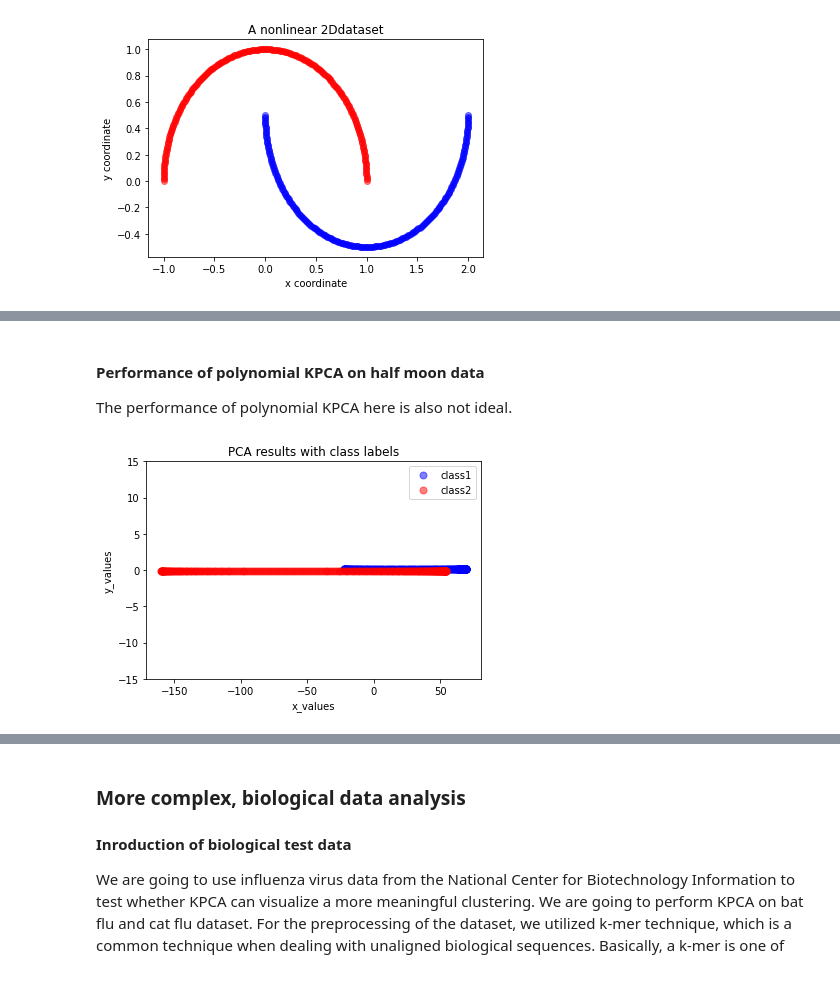
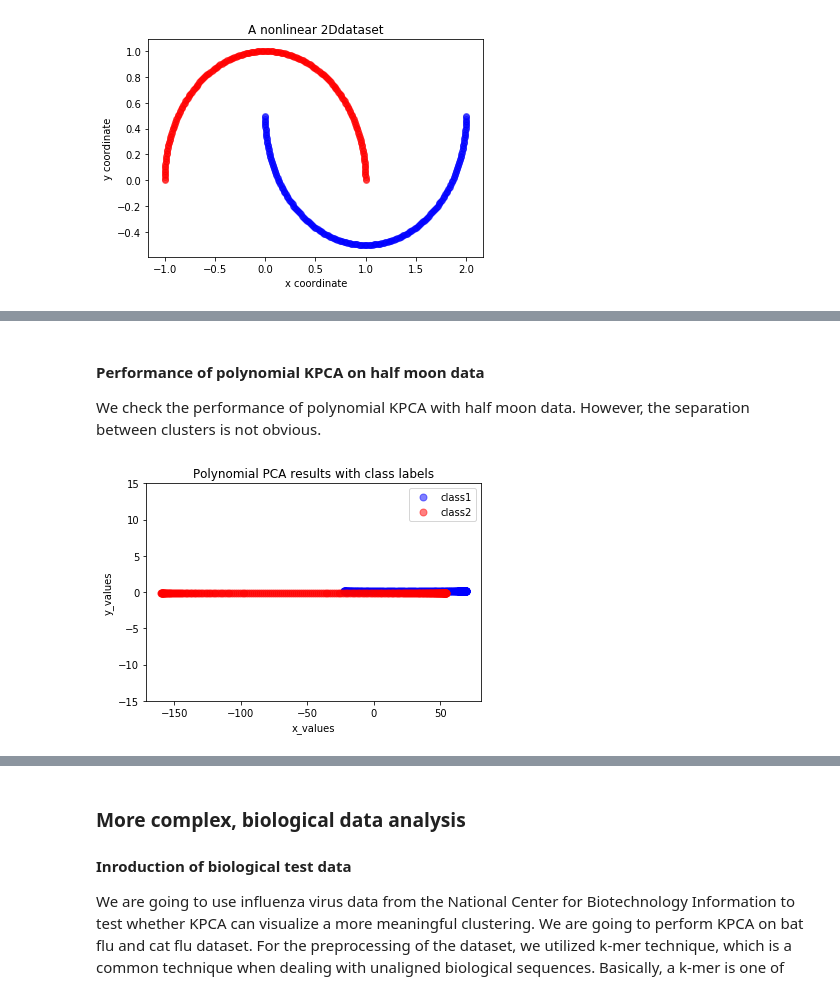
Before and after one commit to Yangliule/535-final-project, a Jupyter notebook: 535_Final_Project_combined.ipynb, the cells around one changed output, grey strips where cells are left out. Cells and saved outputs as stored; diff of their text form; code cells hidden in the pictures.

```diff
--- a/535_Final_Project_combined.ipynb
+++ b/535_Final_Project_combined.ipynb
@@ -428,21 +433,21 @@ plt.show()
 # %% [markdown]
 #### Performance of polynomial KPCA on half moon data
 
-The performance of polynomial KPCA here is also not ideal.
+We check the performance of polynomial KPCA with half moon data. However, the separation between clusters is not obvious.
 # %%
 poly_transformed = poly_kernel(X, 2)
 poly_KPCA_result = svd_pca(poly_transformed, n_components = 2)
 poly_KPCA_result = poly_KPCA_result.transpose()
 plt.ylim([-15,15])
 plt.plot(poly_KPCA_result[y==0, 0],np.zeros((250,1))+0.1 ,'o', markersize=7, color='blue', alpha=0.5, label='class1')
 plt.plot(poly_KPCA_result[y==1, 0],np.zeros((250,1))-0.1,'o', markersize=7, color='red', alpha=0.5, label='class2')
 plt.xlabel('x_values')
 plt.ylabel('y_values')
 plt.legend()
-plt.title('PCA results with class labels')
+plt.title('Polynomial PCA results with class labels')
 plt.show()
 # %% [output]
-[figure, old version]
+[figure, new version]
 # %% [markdown]
 #### Performance of Sigmoid KPCA on half moon data
 
```
Also changed, not shown: parts of 25 cells of this notebook.
